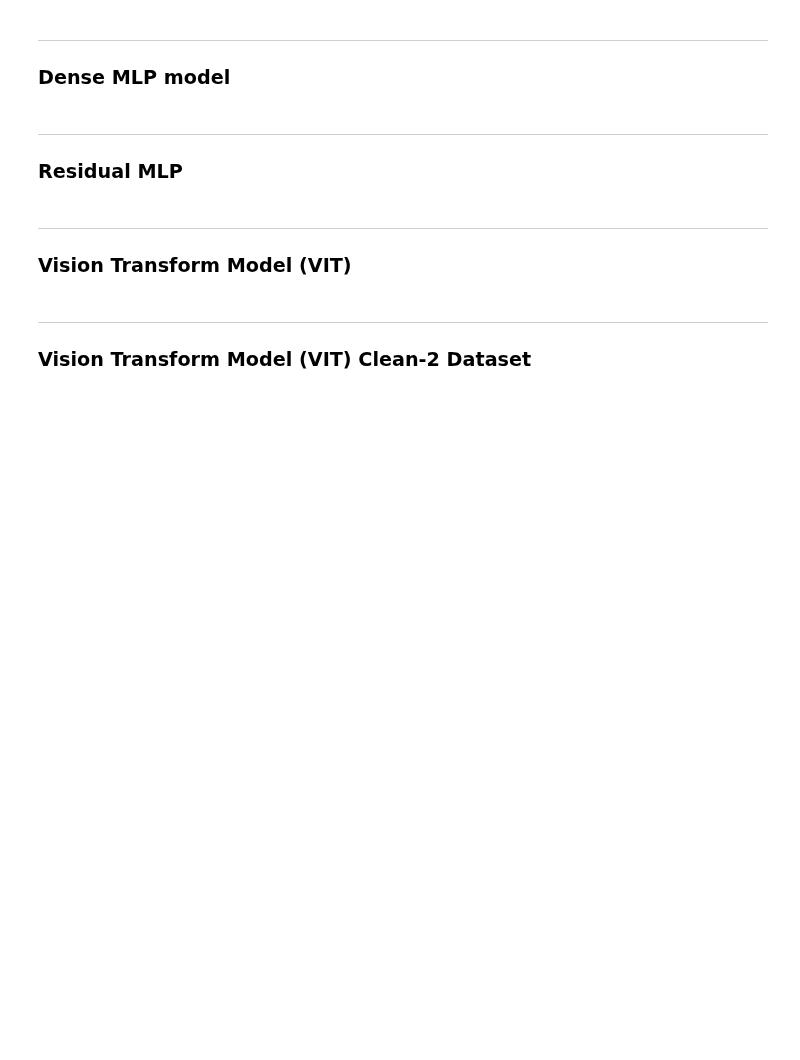
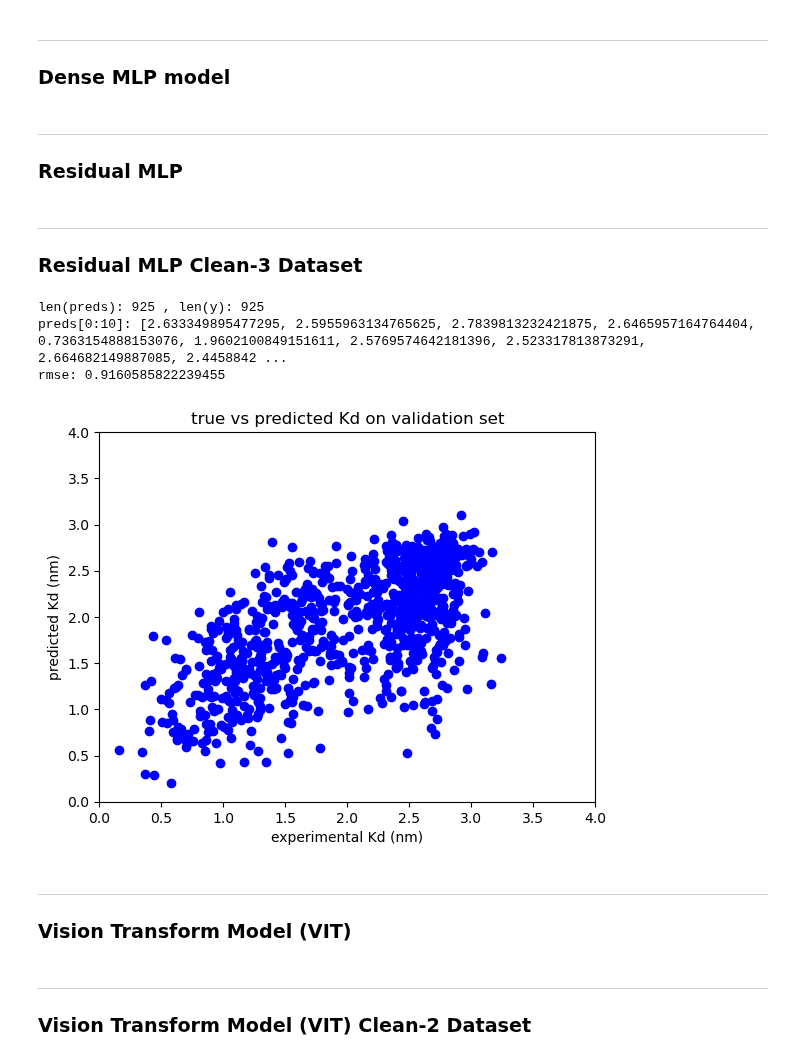
Before and after one commit to planaria158/BERT-antibody-antigen-binding-energy, a Jupyter notebook: notebooks/Inference.ipynb, the cells around one changed output. Saved outputs shown, nothing was run; the diff lists cells and outputs as text; code cells hidden in the pictures; blank space fills up the shorter version.

Commit message:
change for residual mlp model, training, and inference

```diff
--- a/notebooks/Inference.ipynb
+++ b/notebooks/Inference.ipynb
@@ -101,3 +101,6 @@ plot_preds_hist(pred_file_path)
 pred_file_path = '../inference_results/preds_residual_mlp_1714622963.854741.pkl'
 true_file_path = '../inference_results/y_residual_mlp_1714622963.855089.pkl'
 plot_pred_vs_true(pred_file_path, true_file_path)
+# %% [markdown]
+----
+### Residual MLP Clean-3 Dataset
@@ -104,3 +110,13 @@ plot_pred_vs_true(pred_file_path, true_file_path)
+# %%
+# Inference on the validation set to compare actual with predicted values
+pred_file_path = '../inference_results/dense_mlp/cleaned-3/preds_residual_mlp_1714757964.5337942.pkl'
+true_file_path = '../inference_results/dense_mlp/cleaned-3/y_residual_mlp_1714757964.534088.pkl'
+plot_pred_vs_true(pred_file_path, true_file_path, xlim=(0,3.5), ylim=(0,3.5))
+# %% [output]
+len(preds): 925 , len(y): 925
+preds[0:10]: [2.633349895477295, 2.5955963134765625, 2.7839813232421875, 2.6465957164764404, 0.7363154888153076, 1.9602100849151611, 2.5769574642181396, 2.523317813873291, 2.664682149887085, 2.4458842 ...
+rmse: 0.9160585822239455
+[figure, added]
 # %% [markdown]
 -------
 ### Vision Transform Model (VIT)
```
Also changed, not shown: parts of 3 cells of this notebook, 2 other files.
